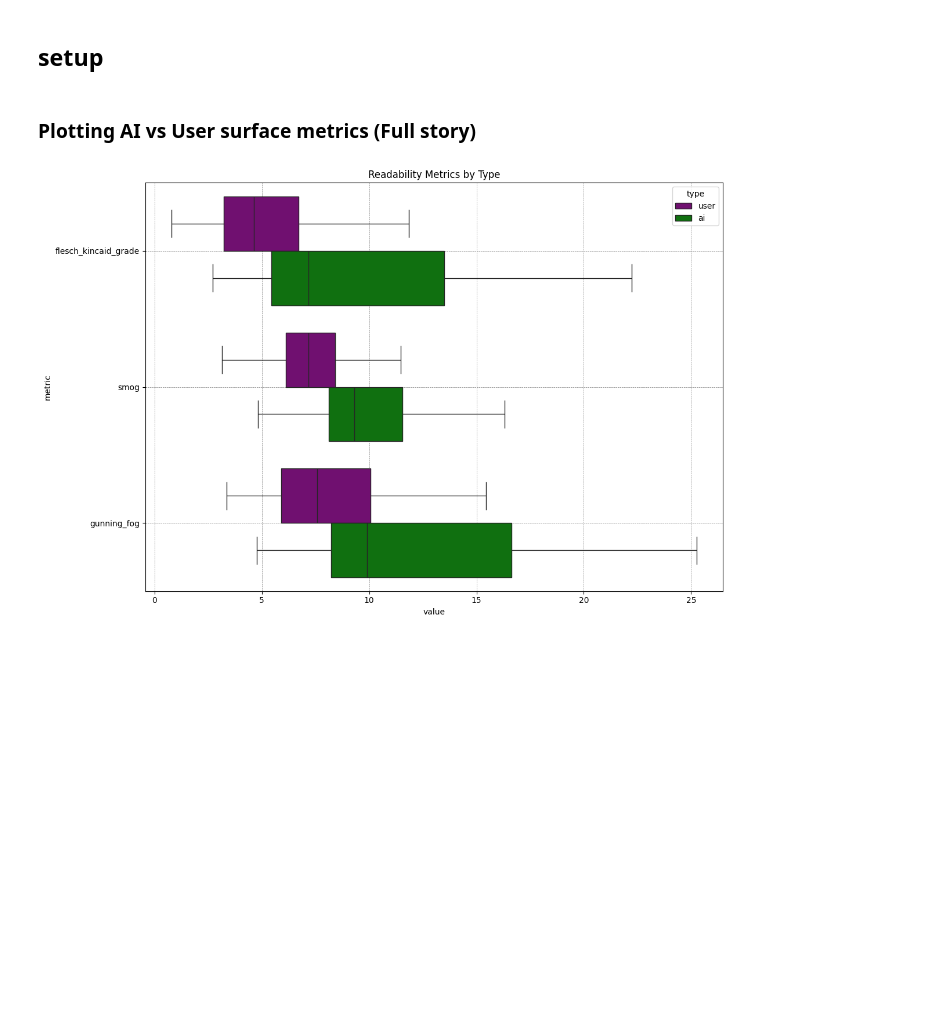
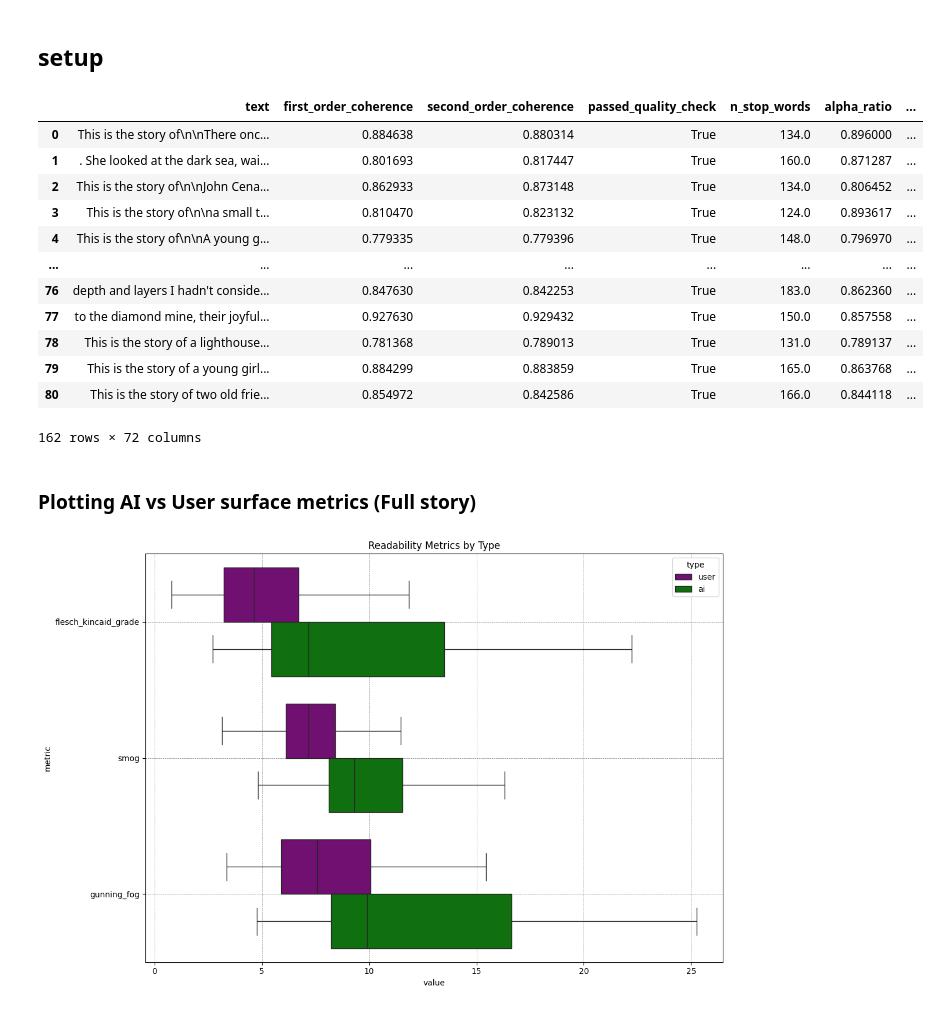
Before and after one commit to Halfidaldal/PENPAL_analysis, a Jupyter notebook: analysis/quick_analysis.ipynb, the cells around one changed output. Saved outputs shown, nothing was run; the diff lists cells and outputs as text; code cells hidden in the pictures; blank space fills up the shorter version.

```diff
--- a/analysis/quick_analysis.ipynb
+++ b/analysis/quick_analysis.ipynb
@@ -15,3 +14,19 @@ df_inter = pd.read_parquet('../data/TEXT/processed/interaction_level_surface_met
+# %%
+df_full
+# %% [output]
+|  | text | first_order_coherence | second_order_coherence | passed_quality_check | n_stop_words | alpha_ratio | ... |
+| 0 | This is the story of\n\nThere onc... | 0.884638 | 0.880314 | True | 134.0 | 0.896000 | ... |
+| 1 | . She looked at the dark sea, wai... | 0.801693 | 0.817447 | True | 160.0 | 0.871287 | ... |
+| 2 | This is the story of\n\nJohn Cena... | 0.862933 | 0.873148 | True | 134.0 | 0.806452 | ... |
+| 3 | This is the story of\n\na small t... | 0.810470 | 0.823132 | True | 124.0 | 0.893617 | ... |
+| 4 | This is the story of\n\nA young g... | 0.779335 | 0.779396 | True | 148.0 | 0.796970 | ... |
+| ... | ... | ... | ... | ... | ... | ... | ... |
+| 76 | depth and layers I hadn't conside... | 0.847630 | 0.842253 | True | 183.0 | 0.862360 | ... |
+| 77 | to the diamond mine, their joyful... | 0.927630 | 0.929432 | True | 150.0 | 0.857558 | ... |
+| 78 | This is the story of a lighthouse... | 0.781368 | 0.789013 | True | 131.0 | 0.789137 | ... |
+| 79 | This is the story of a young girl... | 0.884299 | 0.883859 | True | 165.0 | 0.863768 | ... |
+| 80 | This is the story of two old frie... | 0.854972 | 0.842586 | True | 166.0 | 0.844118 | ... |
+162 rows × 72 columns
 # %% [markdown]
 ### Plotting AI vs User surface metrics (Full story)
 # %%
```
Also changed, not shown: parts of 7 cells of this notebook, 7 other files.
